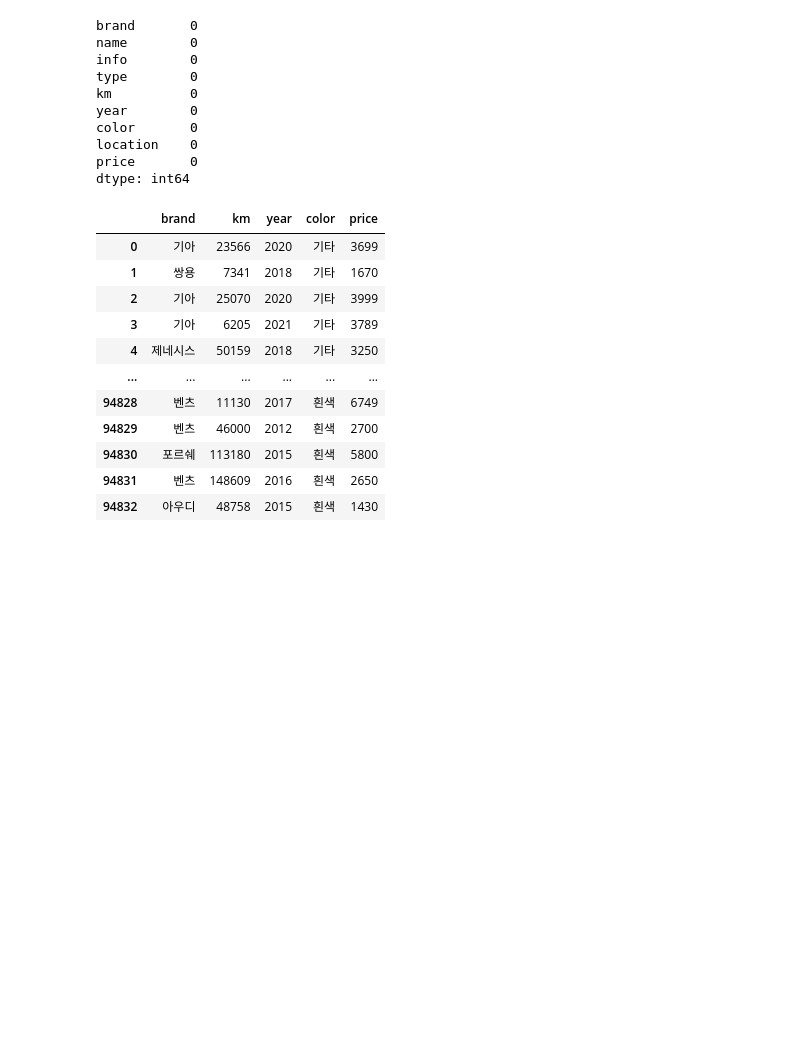
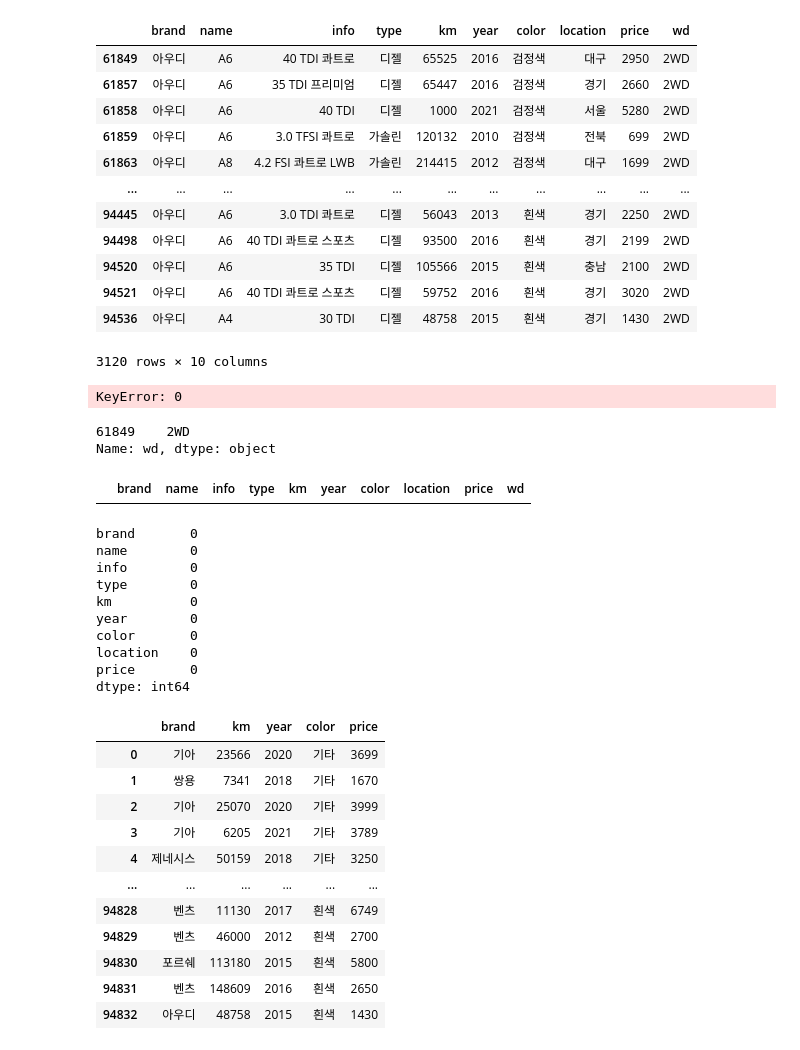
Before and after one commit to Ahn-seongjun/Fin_project_6, a Jupyter notebook: Data_Preprocessing.ipynb, the cells around one changed output. Cells and saved outputs as stored; diff of their text form; code cells hidden in the pictures; blank space fills up the shorter version.

```diff
--- a/Data_Preprocessing.ipynb
+++ b/Data_Preprocessing.ipynb
@@ -46,0 +66,21 @@ df
+# %%
+audi = df[df['brand']=='아우디']
+audi
+# %% [output]
+|  | brand | name | info | type | km | year | color | location | price | wd |
+| 61849 | 아우디 | A6 | 40 TDI 콰트로 | 디젤 | 65525 | 2016 | 검정색 | 대구 | 2950 | 2WD |
+| 61857 | 아우디 | A6 | 35 TDI 프리미엄 | 디젤 | 65447 | 2016 | 검정색 | 경기 | 2660 | 2WD |
+| 61858 | 아우디 | A6 | 40 TDI | 디젤 | 1000 | 2021 | 검정색 | 서울 | 5280 | 2WD |
+| 61859 | 아우디 | A6 | 3.0 TFSI 콰트로 | 가솔린 | 120132 | 2010 | 검정색 | 전북 | 699 | 2WD |
+| 61863 | 아우디 | A8 | 4.2 FSI 콰트로 LWB | 가솔린 | 214415 | 2012 | 검정색 | 대구 | 1699 | 2WD |
+| ... | ... | ... | ... | ... | ... | ... | ... | ... | ... | ... |
+| 94445 | 아우디 | A6 | 3.0 TDI 콰트로 | 디젤 | 56043 | 2013 | 흰색 | 경기 | 2250 | 2WD |
+| 94498 | 아우디 | A6 | 40 TDI 콰트로 스포츠 | 디젤 | 93500 | 2016 | 흰색 | 경기 | 2199 | 2WD |
+| 94520 | 아우디 | A6 | 35 TDI | 디젤 | 105566 | 2015 | 흰색 | 충남 | 2100 | 2WD |
+| 94521 | 아우디 | A6 | 40 TDI 콰트로 스포츠 | 디젤 | 59752 | 2016 | 흰색 | 경기 | 3020 | 2WD |
+| 94536 | 아우디 | A4 | 30 TDI | 디젤 | 48758 | 2015 | 흰색 | 경기 | 1430 | 2WD |
+3120 rows × 10 columns
+# %%
+audi[audi['info'].str.contains('콰트로')]['wd']
+# %% [output]
+KeyError: 0
@@ -47,3 +89,13 @@ df
+# %%
+audi.loc[[61849],"wd"]
+# %% [output]
+61849    2WD
+Name: wd, dtype: object
+# %%
+
+audi[audi['wd'].str.contains('d')]
+# %% [output]
+|  | brand | name | info | type | km | year | color | location | price | wd |
 # %%
 df.isnull().sum()
 # %% [output]
```
Also changed, not shown: parts of 5 cells of this notebook, 16 other files.
